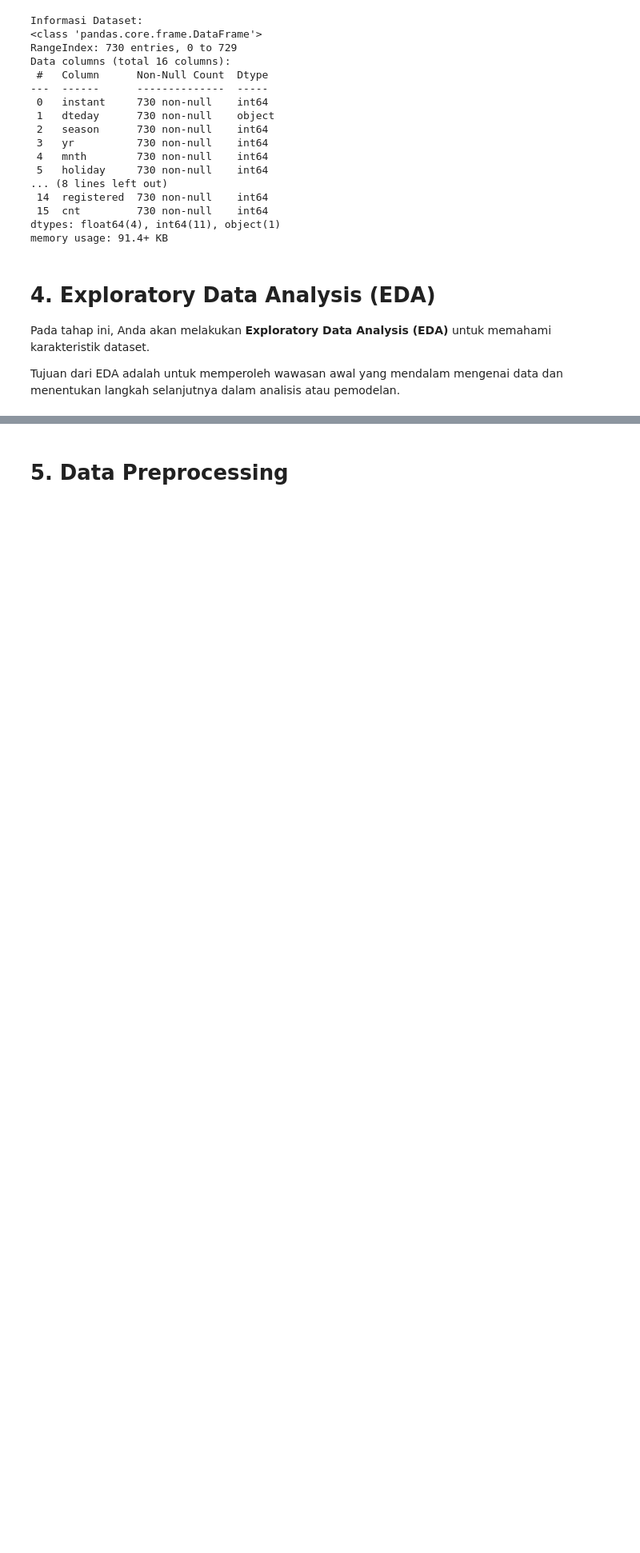
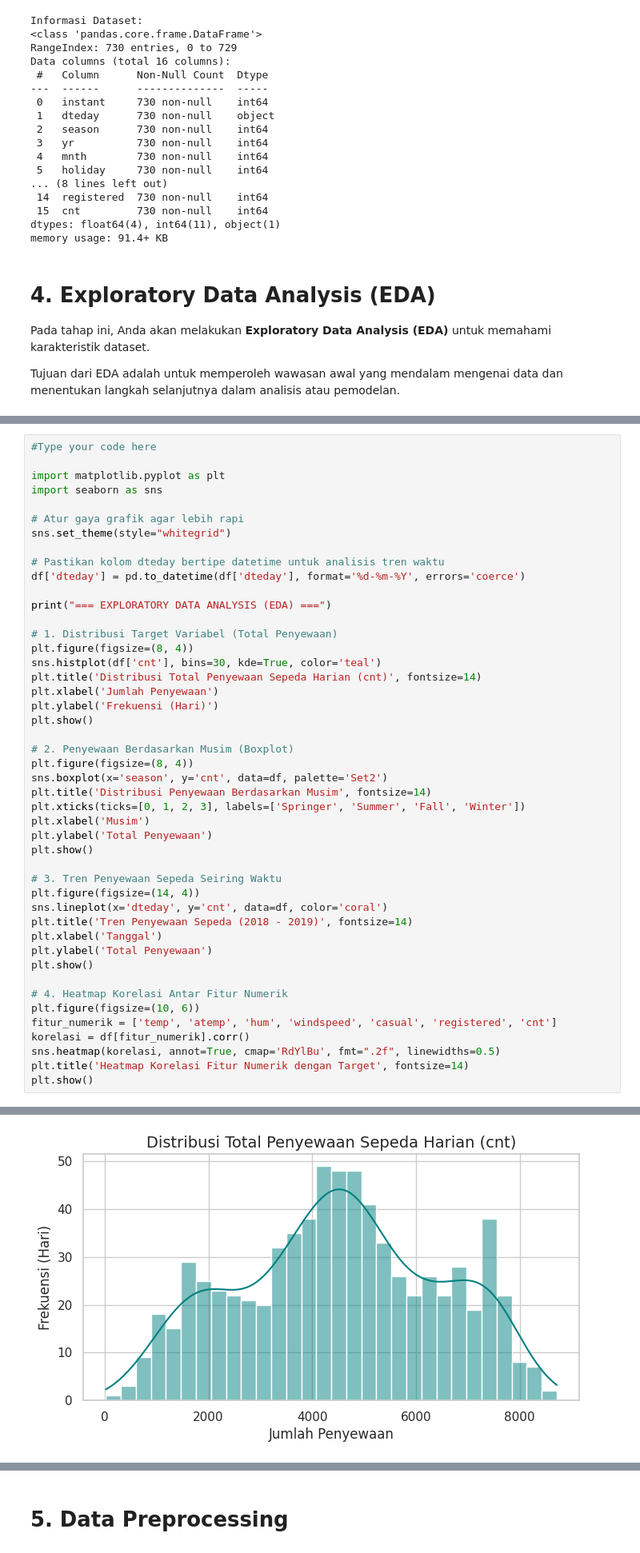
Before and after one commit to Mutasar/Eksperimen_MSML_Mutasar, a Jupyter notebook: Template_Eksperimen_MSML_Mutasar.ipynb, the cells around one changed output, grey strips where cells are left out. Shown at 80% size. Saved outputs shown, nothing was run; the diff lists cells and outputs as text; blank space fills up the shorter version.

```diff
--- a/Template_Eksperimen_MSML_Mutasar.ipynb
+++ b/Template_Eksperimen_MSML_Mutasar.ipynb
@@ -86,0 +87,47 @@ Tujuan dari EDA adalah untuk memperoleh wawasan awal yang mendalam mengenai data
+# %%
+#Type your code here
+
+import matplotlib.pyplot as plt
+import seaborn as sns
+
+# Atur gaya grafik agar lebih rapi
+sns.set_theme(style="whitegrid")
+
+# Pastikan kolom dteday bertipe datetime untuk analisis tren waktu
+df['dteday'] = pd.to_datetime(df['dteday'], format='%d-%m-%Y', errors='coerce')
+
+print("=== EXPLORATORY DATA ANALYSIS (EDA) ===")
+
+# 1. Distribusi Target Variabel (Total Penyewaan)
+plt.figure(figsize=(8, 4))
+sns.histplot(df['cnt'], bins=30, kde=True, color='teal')
+plt.title('Distribusi Total Penyewaan Sepeda Harian (cnt)', fontsize=14)
+plt.xlabel('Jumlah Penyewaan')
+plt.ylabel('Frekuensi (Hari)')
+plt.show()
+
+# 2. Penyewaan Berdasarkan Musim (Boxplot)
+plt.figure(figsize=(8, 4))
+sns.boxplot(x='season', y='cnt', data=df, palette='Set2')
+plt.title('Distribusi Penyewaan Berdasarkan Musim', fontsize=14)
+plt.xticks(ticks=[0, 1, 2, 3], labels=['Springer', 'Summer', 'Fall', 'Winter'])
+plt.xlabel('Musim')
+plt.ylabel('Total Penyewaan')
+plt.show()
+
+# 3. Tren Penyewaan Sepeda Seiring Waktu
+plt.figure(figsize=(14, 4))
+sns.lineplot(x='dteday', y='cnt', data=df, color='coral')
+plt.title('Tren Penyewaan Sepeda (2018 - 2019)', fontsize=14)
+plt.xlabel('Tanggal')
+plt.ylabel('Total Penyewaan')
+plt.show()
+
+# 4. Heatmap Korelasi Antar Fitur Numerik
+plt.figure(figsize=(10, 6))
+fitur_numerik = ['temp', 'atemp', 'hum', 'windspeed', 'casual', 'registered', 'cnt']
+korelasi = df[fitur_numerik].corr()
+sns.heatmap(korelasi, annot=True, cmap='RdYlBu', fmt=".2f", linewidths=0.5)
+plt.title('Heatmap Korelasi Fitur Numerik dengan Target', fontsize=14)
+plt.show()
+# %% [output]
@@ -86,0 +135 @@ Tujuan dari EDA adalah untuk memperoleh wawasan awal yang mendalam mengenai data
+[figure, added]
```
Also changed, not shown: parts of 3 cells of this notebook.
